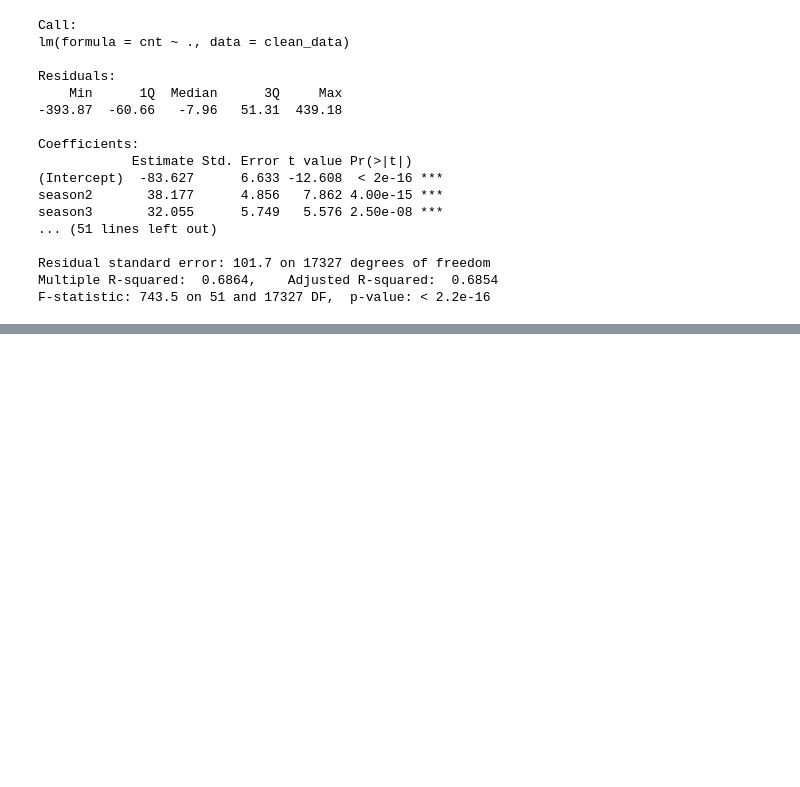
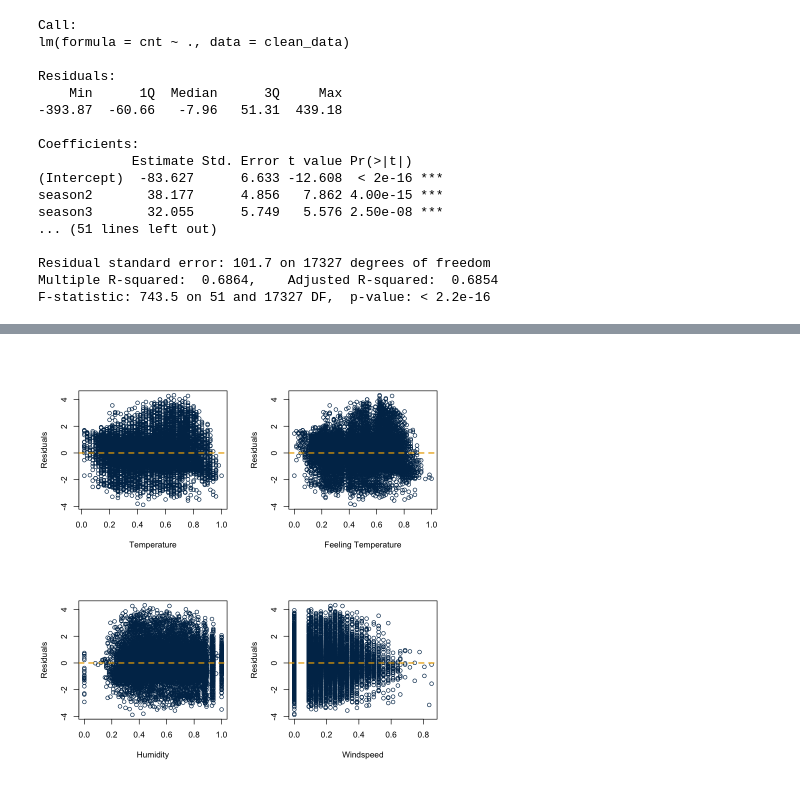
Before and after one commit to Ken-Huh/sat-exam, a Jupyter notebook: Untitled.ipynb, the cells around one changed output, grey strips where cells are left out. Cells and saved outputs as stored; diff of their text form; code cells hidden in the pictures; blank space fills up the shorter version.

```diff
--- a/Untitled.ipynb
+++ b/Untitled.ipynb
@@ -163,0 +178,37 @@ print(which(summary(model1)$coeff[, 4] > 0.05))
+# %%
+par(mfrow = c(2, 2))
+# Plot the standardized residuals against temperature.
+plot(clean_data$temp, resids,
+    xlab = "Temperature",
+    ylab = "Residuals",
+    main = "",
+    col = gtblue)
+abline(0, 0,
+       col = buzzgold,
+       lty = 2, lwd = 2)
+plot(clean_data$atemp, resids,
+    xlab = "Feeling Temperature",
+    ylab = "Residuals",
+    main = "",
+    col = gtblue)
+abline(0, 0,
+    col = buzzgold,
+    lty = 2, lwd = 2)
+plot(clean_data$hum, resids,
+    xlab = "Humidity",
+    ylab = "Residuals",
+    main = "",
+    col = gtblue)
+abline(0, 0,
+    col = buzzgold,
+    lty = 2, lwd = 2)
+plot(clean_data$windspeed, resids,
+     xlab = "Windspeed",
+     ylab = "Residuals",
+     main = "",
+     col = gtblue)
+abline(0, 0,
+       col = buzzgold,
+       lty = 2, lwd = 2)
+# %% [output]
+[figure, added]
```
Also changed, not shown: parts of 1 cell of this notebook, 10 other files.
